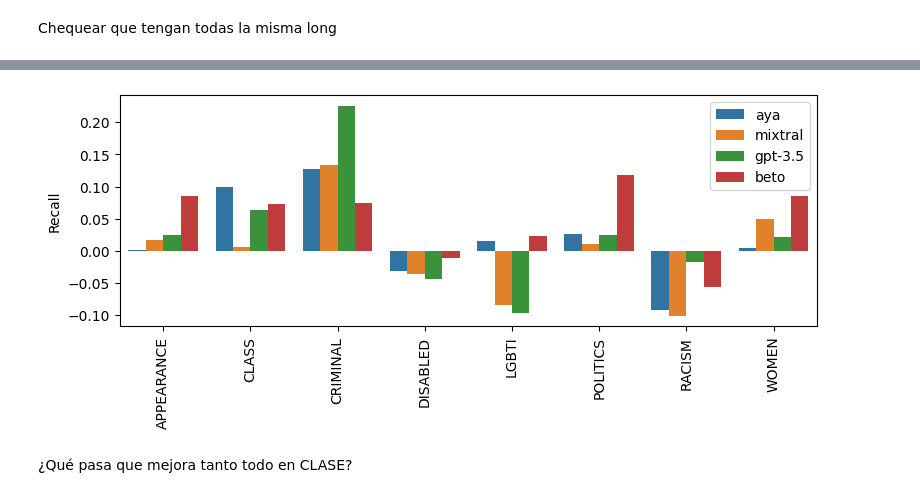
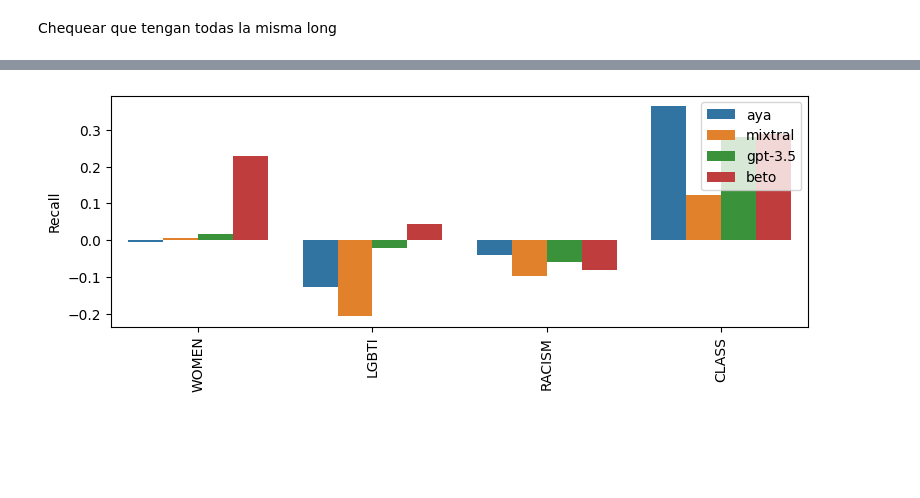
Before and after one commit to finiteautomata/rioplatense_hate_speech, a Jupyter notebook: notebooks/Results_regionalisms.ipynb, the cells around one changed output, grey strips where cells are left out. Saved outputs shown, nothing was run; the diff lists cells and outputs as text; code cells hidden in the pictures; blank space fills up the shorter version.

```diff
--- a/notebooks/Results_regionalisms.ipynb
+++ b/notebooks/Results_regionalisms.ipynb
@@ -290,34 +262,0 @@ plt.savefig(f"img/{metric}.png", bbox_inches='tight', dpi=300)
-# %%
-import seaborn as sns
-import matplotlib.pyplot as plt
-
-
-# Create the barplot
-
-model_order = ["aya", "mixtral", "gpt-3.5",  "beto"]
-
-def plot_metric(df, metric, labels, legend=True):
-    plt.figure(figsize=(9, 3))
-
-    sub_df = df[(df["metric"] == metric) & (df["label"].isin(labels))]
-
-    sns.barplot(x='label', y='score', hue='model', data=sub_df, hue_order=model_order)
-
-
-    # Set the plot title and labels
-    plt.xlabel('')
-    plt.ylabel(metric.capitalize())
-
-    # Show the plot
-
-    # Remove xticks
-
-    #plt.xticks(ticks=[])
-    plt.xticks(rotation=90)
-    # Make legend smaller
-    if legend:
-        plt.legend(loc='upper right')#, bbox_to_anchor=(0.35, 1.03))
-
-
-plot_metric(diff, "f1", all_labels)
-#lt.savefig(f"img/{metric}.png", bbox_inches='tight', dpi=300)
@@ -330,6 +263,7 @@ plot_metric(diff, "precision", all_labels)
-# %%
-plot_metric(diff, "recall", all_labels)
-# %% [output]
-[figure, removed]
-# %% [markdown]
-¿Qué pasa que mejora tanto todo en CLASE?
+# %%
+
+metric = "recall"
+plot_metric(diff, metric, labels)
+plt.savefig(f"img/{metric}_regional.png", bbox_inches='tight', dpi=300)
+# %% [output]
+[figure, added]
```
Also changed, not shown: parts of 37 cells of this notebook, 7 other files.
